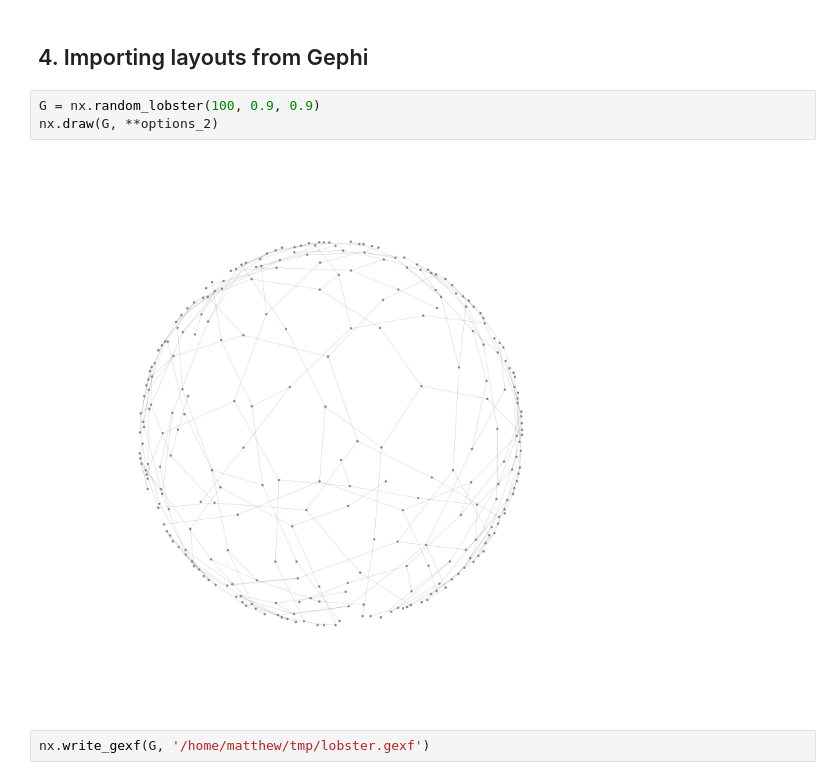
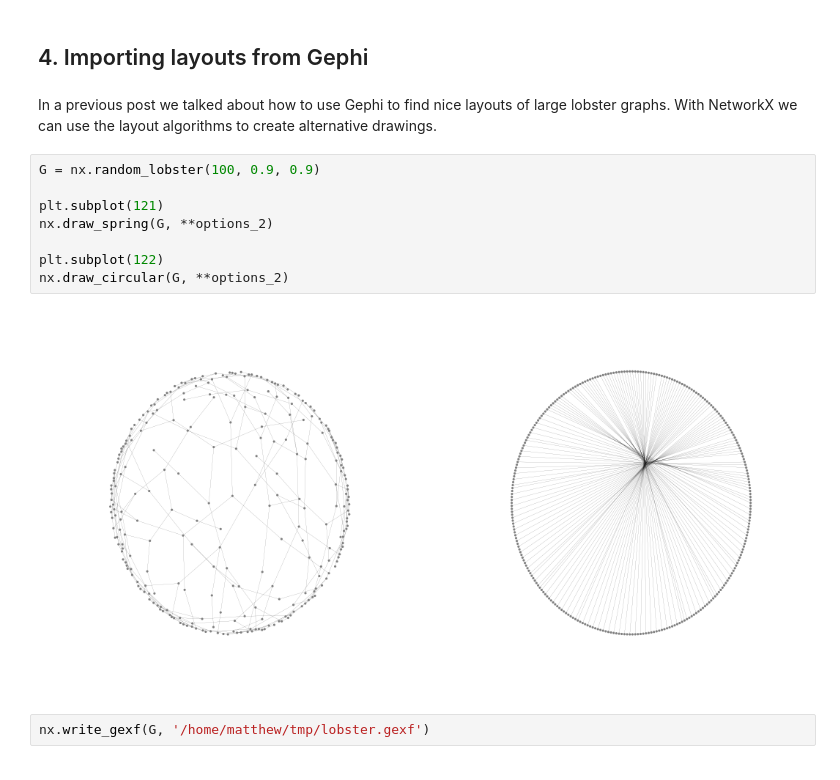
Before and after one commit to MHenderson/graph-drawing, a Jupyter notebook: networkx-drawing-notebook.ipynb, the cells around one changed output. Cells and saved outputs as stored; diff of their text form.

Commit message:
Now using named drawing functions.

```diff
--- a/networkx-drawing-notebook.ipynb
+++ b/networkx-drawing-notebook.ipynb
@@ -135,10 +135,17 @@ nx.draw(G, pos, **options_2)
 # %% [markdown]
 ## 4. Importing layouts from Gephi
+# %% [markdown]
+In a previous post we talked about how to use Gephi to find nice layouts of large lobster graphs. With NetworkX we can use the layout algorithms to create alternative drawings.
 # %%
 G = nx.random_lobster(100, 0.9, 0.9)
-nx.draw(G, **options_2)
+
+plt.subplot(121)
+nx.draw_spring(G, **options_2)
+
+plt.subplot(122)
+nx.draw_circular(G, **options_2)
 # %% [output]
-[figure, old version]
+[figure, new version]
 # %%
 nx.write_gexf(G, '/home/matthew/tmp/lobster.gexf')
 # %% [markdown]
```
Also changed, not shown: parts of 17 cells of this notebook.
